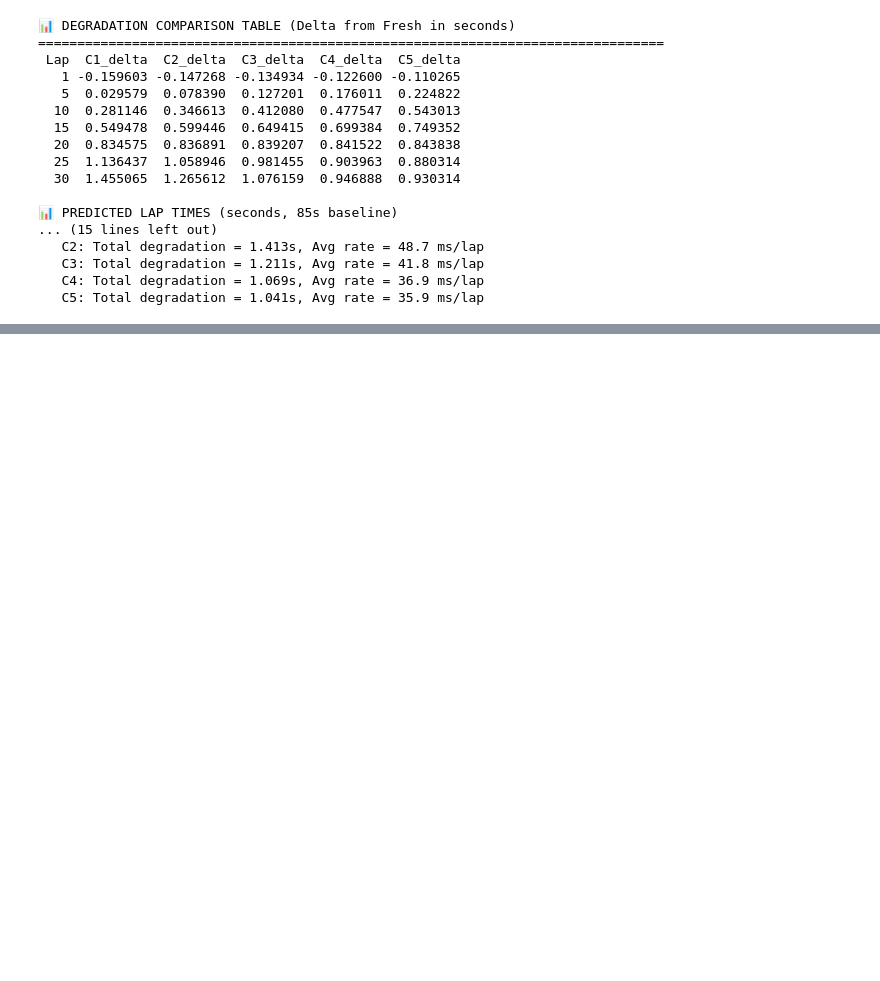
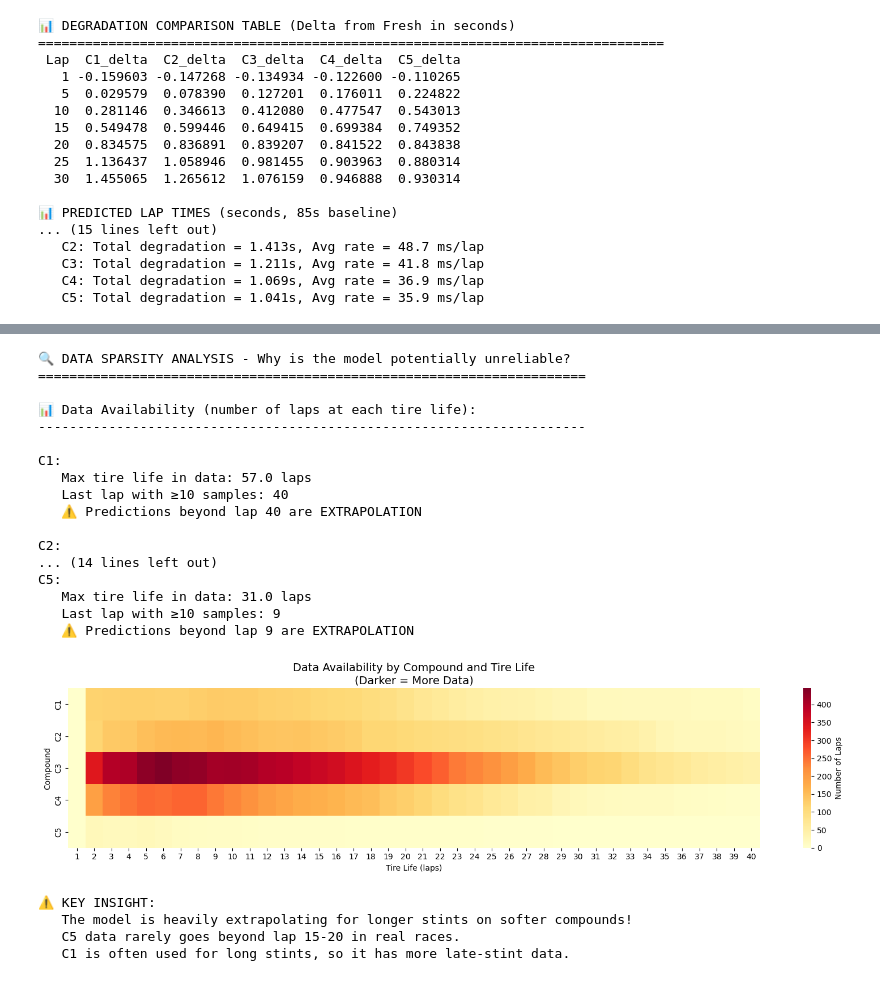
Before and after one commit to elijahmccauley/f1_tire_deg, a Jupyter notebook: F1_TireDeg_Analysis.ipynb, the cells around one changed output, grey strips where cells are left out. Drawn from its saved outputs; the diff is of its cells as text; code cells hidden in the pictures; blank space fills up the shorter version.

```diff
--- a/F1_TireDeg_Analysis.ipynb
+++ b/F1_TireDeg_Analysis.ipynb
@@ -4357,0 +4478,78 @@ for compound in ['C1', 'C2', 'C3', 'C4', 'C5']:
+# %%
+###############################################################################
+# KEY ISSUE: DATA SPARSITY ANALYSIS
+###############################################################################
+
+print("\n🔍 DATA SPARSITY ANALYSIS - Why is the model potentially unreliable?")
+print("=" * 70)
+
+# Create heatmap of data availability
+pivot_data = []
+for compound in ['C1', 'C2', 'C3', 'C4', 'C5']:
+    compound_df = df[df['exact_compound'] == compound]
+    for tl in range(1, 41):
+        count = len(compound_df[compound_df['TyreLife'] == tl])
+        pivot_data.append({'Compound': compound, 'TyreLife': tl, 'Count': count})
+
+pivot_df = pd.DataFrame(pivot_data)
+heatmap_data = pivot_df.pivot(index='Compound', columns='TyreLife', values='Count')
+
+# Show data availability
+print("\n📊 Data Availability (number of laps at each tire life):")
+print("-" * 70)
+
+for compound in ['C1', 'C2', 'C3', 'C4', 'C5']:
+    compound_df = df[df['exact_compound'] == compound]
+    counts = compound_df['TyreLife'].value_counts().sort_index()
+
+    # Find where data drops off
+    last_lap_with_good_data = 1
+    for tl in range(1, 41):
+        if tl in counts.index and counts[tl] >= 10:
+            last_lap_with_good_data = tl
+
+    max_tire_life = compound_df['TyreLife'].max()
+
+    print(f"\n{compound}:")
+    print(f"   Max tire life in data: {max_tire_life} laps")
+    print(f"   Last lap with ≥10 samples: {last_lap_with_good_data}")
+    print(f"   ⚠️ Predictions beyond lap {last_lap_with_good_data} are EXTRAPOLATION")
+
+# Heatmap visualization
+fig, ax = plt.subplots(figsize=(16, 4))
+sns.heatmap(heatmap_data, cmap='YlOrRd', annot=False, ax=ax,
+            cbar_kws={'label': 'Number of Laps'})
+ax.set_title('Data Availability by Compound and Tire Life\n(Darker = More Data)', fontsize=14)
+ax.set_xlabel('Tire Life (laps)')
+ax.set_ylabel('Compound')
+plt.tight_layout()
+plt.savefig('data_sparsity_heatmap.png', dpi=300, bbox_inches='tight')
+plt.show()
+
+print("\n⚠️ KEY INSIGHT:")
+print("   The model is heavily extrapolating for longer stints on softer compounds!")
+print("   C5 data rarely goes beyond lap 15-20 in real races.")
+print("   C1 is often used for long stints, so it has more late-stint data.")
+# %% [output]
+🔍 DATA SPARSITY ANALYSIS - Why is the model potentially unreliable?
+======================================================================
+
+📊 Data Availability (number of laps at each tire life):
+----------------------------------------------------------------------
+
+C1:
+   Max tire life in data: 57.0 laps
+   Last lap with ≥10 samples: 40
+   ⚠️ Predictions beyond lap 40 are EXTRAPOLATION
+
+C2:
+... (14 lines left out)
+C5:
+   Max tire life in data: 31.0 laps
+   Last lap with ≥10 samples: 9
+   ⚠️ Predictions beyond lap 9 are EXTRAPOLATION
+[figure, added]
+⚠️ KEY INSIGHT:
+   The model is heavily extrapolating for longer stints on softer compounds!
+   C5 data rarely goes beyond lap 15-20 in real races.
+   C1 is often used for long stints, so it has more late-stint data.
```
Also changed, not shown: parts of 8 cells of this notebook, 6 other files.
